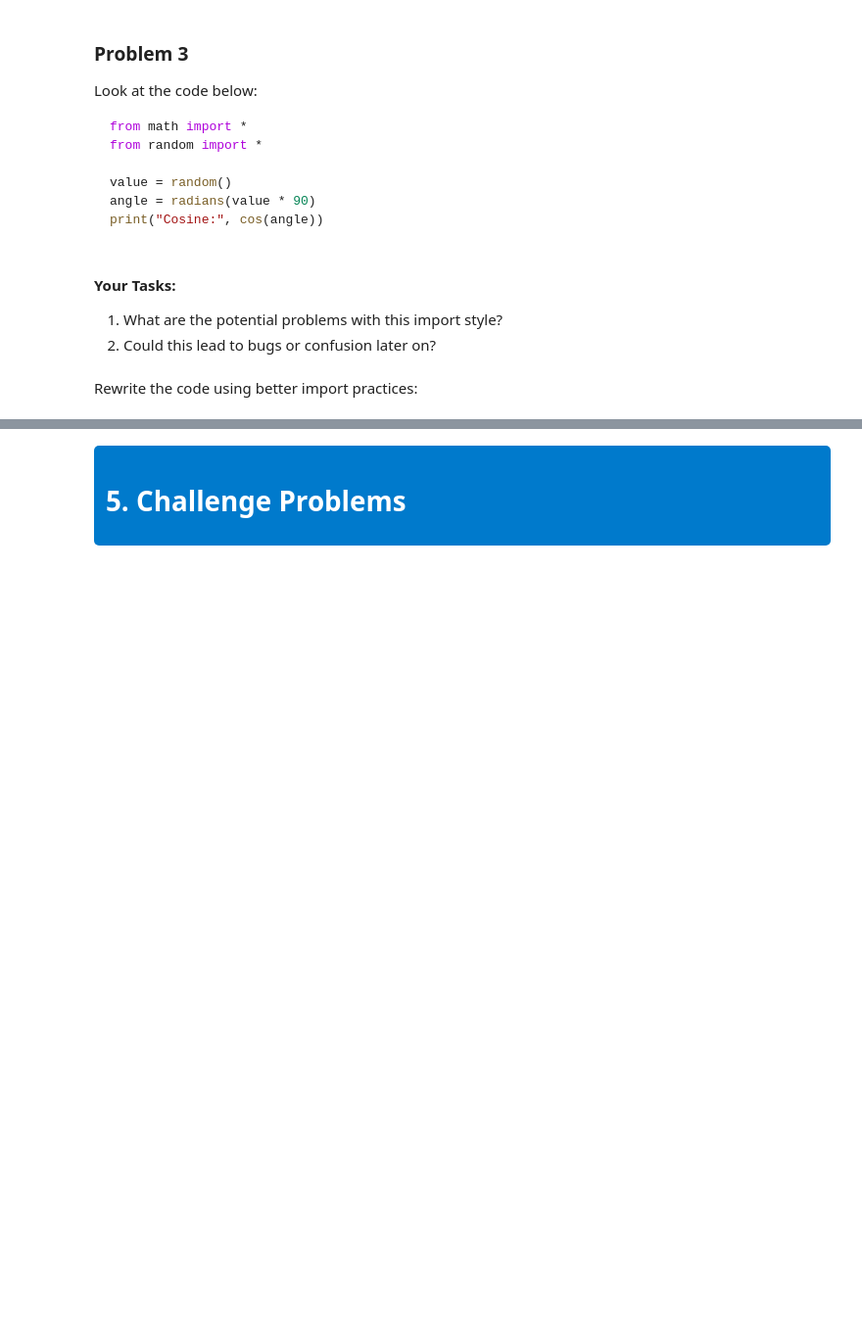
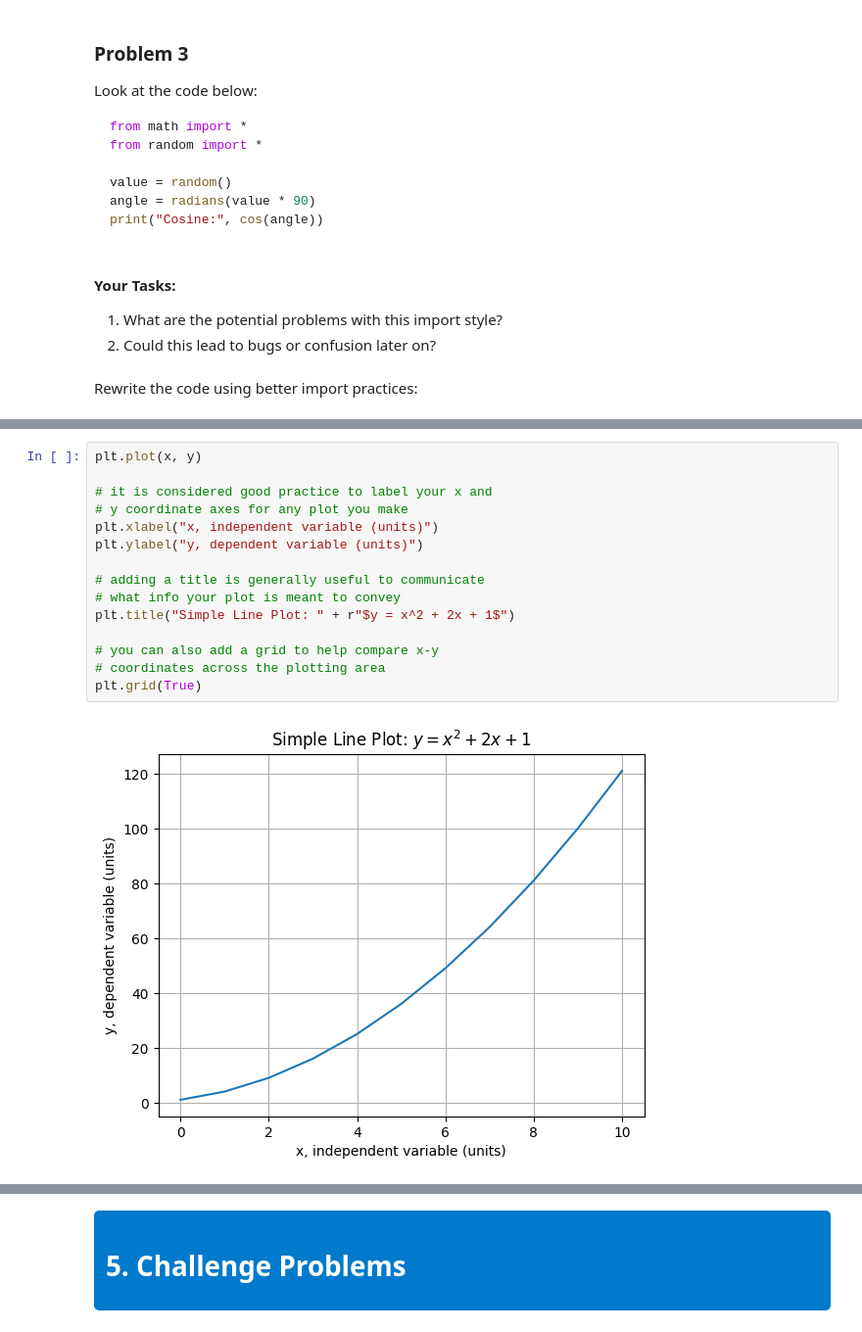
Before and after one commit to nawtrey/ASU-PHY150-Python-Labs, a Jupyter notebook: PHY_150_Intro_to_Python_Lab_2.ipynb, the cells around one changed output, grey strips where cells are left out. Shown at 98% size. Cells and saved outputs as stored; diff of their text form; blank space fills up the shorter version.

```diff
--- a/PHY_150_Intro_to_Python_Lab_2.ipynb
+++ b/PHY_150_Intro_to_Python_Lab_2.ipynb
@@ -740,0 +778,17 @@ Rewrite the code using better import practices:
+# %%
+plt.plot(x, y)
+
+# it is considered good practice to label your x and
+# y coordinate axes for any plot you make
+plt.xlabel("x, independent variable (units)")
+plt.ylabel("y, dependent variable (units)")
+
+# adding a title is generally useful to communicate
+# what info your plot is meant to convey
+plt.title("Simple Line Plot: " + r"$y = x^2 + 2x + 1$")
+
+# you can also add a grid to help compare x-y
+# coordinates across the plotting area
+plt.grid(True)
+# %% [output]
+[figure, added]
```
Also changed, not shown: parts of 40 cells of this notebook.
